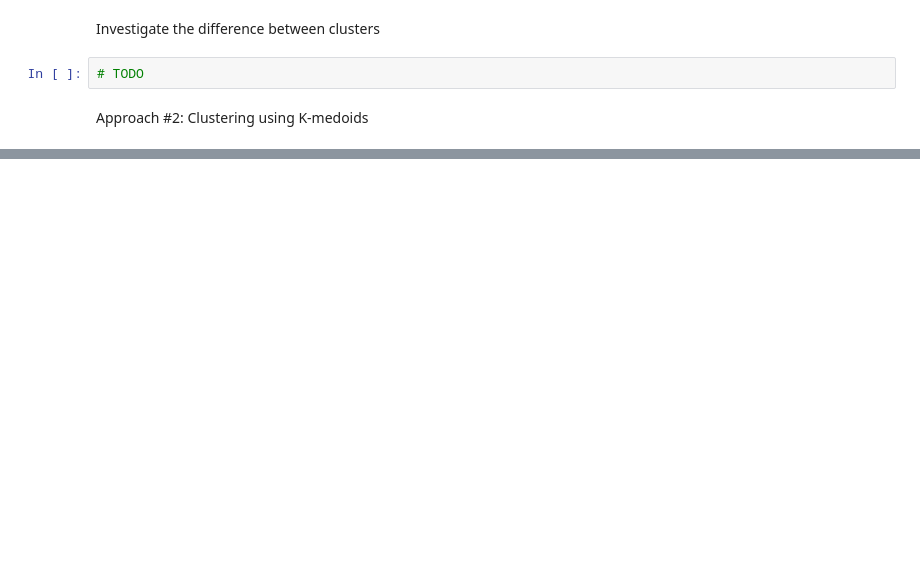
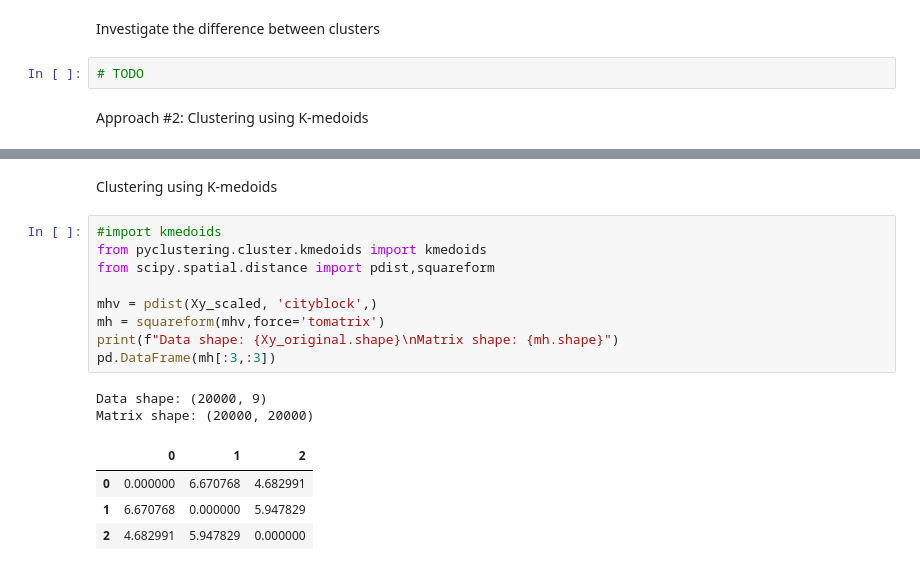
Before and after one commit to ninh-nd/spotify-rec, a Jupyter notebook: seed/data.ipynb, the cells around one changed output, grey strips where cells are left out. Cells and saved outputs as stored; diff of their text form; blank space fills up the shorter version.

Commit message:
fix: add k-medoids method

```diff
--- a/seed/data.ipynb
+++ b/seed/data.ipynb
@@ -142,0 +189,18 @@ Approach #2: Clustering using K-medoids
+# %% [markdown]
+Clustering using K-medoids
+# %%
+#import kmedoids
+from pyclustering.cluster.kmedoids import kmedoids
+from scipy.spatial.distance import pdist,squareform
+
+mhv = pdist(Xy_scaled, 'cityblock',)
+mh = squareform(mhv,force='tomatrix')
+print(f"Data shape: {Xy_original.shape}\nMatrix shape: {mh.shape}")
+pd.DataFrame(mh[:3,:3])
+# %% [output]
+Data shape: (20000, 9)
+Matrix shape: (20000, 20000)
+|  | 0 | 1 | 2 |
+| 0 | 0.000000 | 6.670768 | 4.682991 |
+| 1 | 6.670768 | 0.000000 | 5.947829 |
+| 2 | 4.682991 | 5.947829 | 0.000000 |
```
Also changed, not shown: parts of 14 cells of this notebook, 1 other file.
